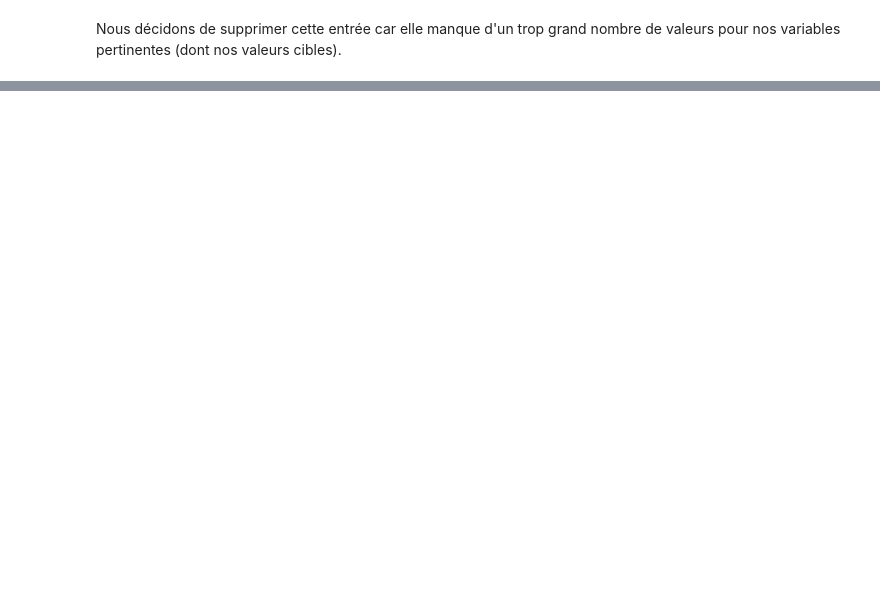
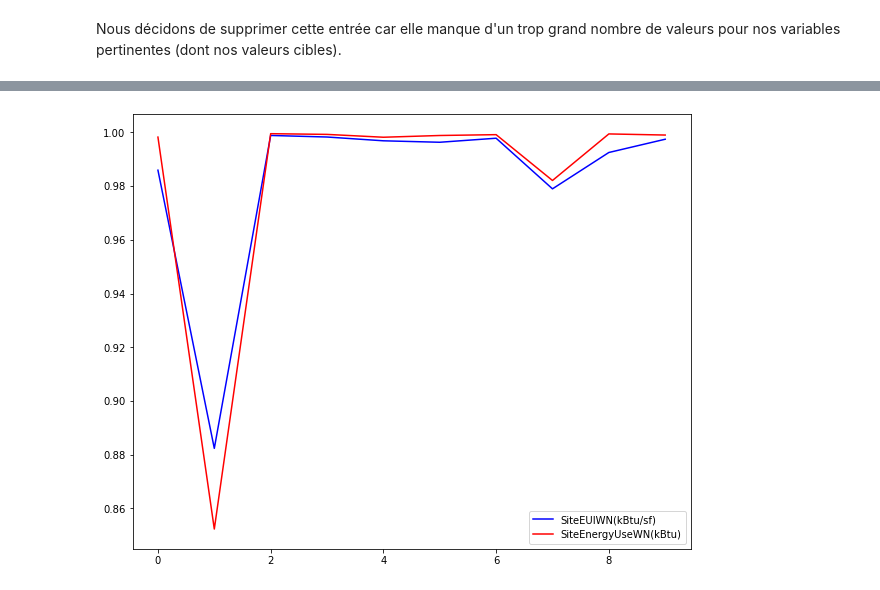
Before and after one commit to jkomb/P3---Consommation-des-b-timents-de-Seattle, a Jupyter notebook: KOMBEM_Jonathan_1_notebook_prediction_092022.ipynb, the cells around one changed output, grey strips where cells are left out. Drawn from its saved outputs; the diff is of its cells as text; code cells hidden in the pictures; blank space fills up the shorter version.

```diff
--- a/KOMBEM_Jonathan_1_notebook_prediction_092022.ipynb
+++ b/KOMBEM_Jonathan_1_notebook_prediction_092022.ipynb
@@ -365,0 +305,22 @@ corr_grps = [corr_grp_1, corr_grp_2, corr_grp_3]
+# %%
+y_1 = df[df['SiteEUIWN(kBtu/sf)'].notna()]['SiteEUIWN(kBtu/sf)']
+X_1 = df[df['SiteEUIWN(kBtu/sf)'].notna()]['SiteEUI(kBtu/sf)'].to_numpy().reshape(-1, 1)
+
+y_2 = df[df['SiteEnergyUseWN(kBtu)'].notna()]['SiteEnergyUseWN(kBtu)']
+X_2 = df[df['SiteEnergyUseWN(kBtu)'].notna()]['SiteEnergyUse(kBtu)'].to_numpy().reshape(-1, 1)
+# %%
+lin_reg_1 = LinearRegression()
+lin_reg_2 = LinearRegression()
+# %%
+cv=10
+# %%
+cross_score_1 = cross_val_score(lin_reg_1, StandardScaler().fit_transform(X_1), y_1, scoring='r2',
+                                cv=KFold(n_splits=cv, shuffle=True, random_state=SEED))
+cross_score_2 = cross_val_score(lin_reg_2, StandardScaler().fit_transform(X_2), y_2, scoring='r2',
+                                cv=KFold(n_splits=cv, shuffle=True, random_state=SEED))
+# %%
+plt.plot(list(range(0,cv)),cross_score_1, color='blue', label='SiteEUIWN(kBtu/sf)')
+plt.plot(list(range(0,cv)),cross_score_2, color='red', label='SiteEnergyUseWN(kBtu)')
+plt.legend();
+# %% [output]
+[figure, added]
```
Also changed, not shown: parts of 81 cells of this notebook.
